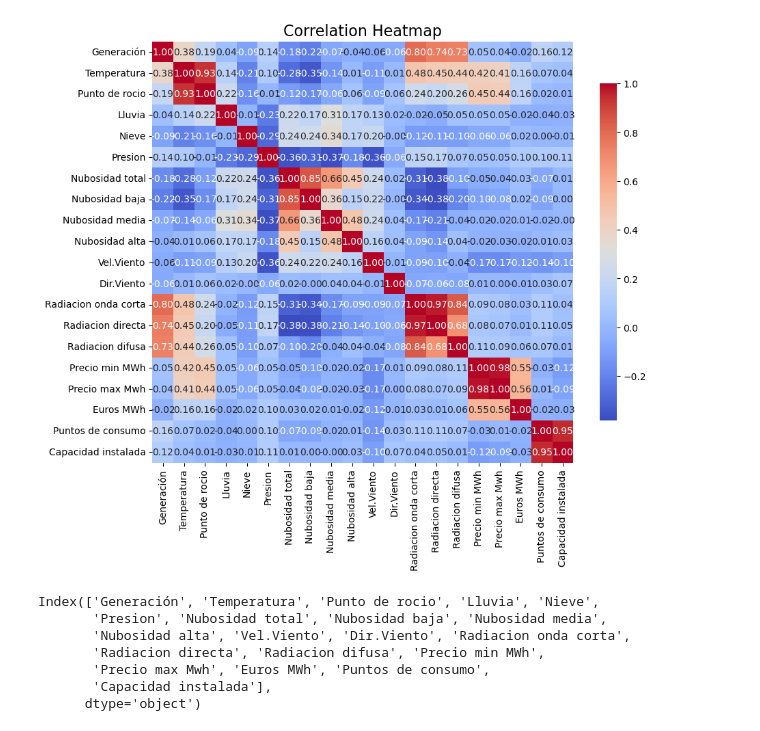
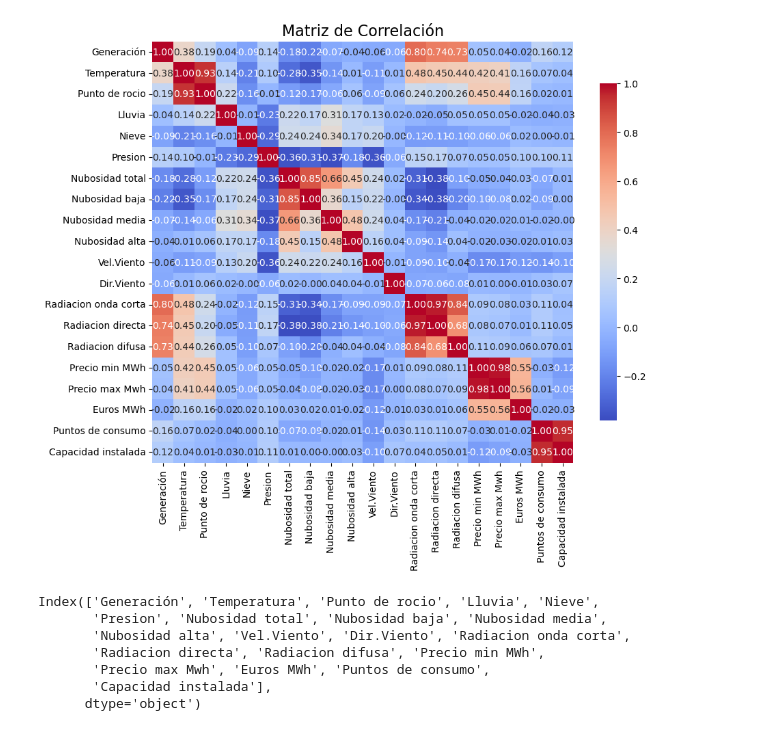
Before and after one commit to josemgoji/Proyecto-integrador-2, a Jupyter notebook: datalab/feat.selection.ipynb, the cells around one changed output. Saved outputs shown, nothing was run; the diff lists cells and outputs as text; code cells hidden in the pictures.

```diff
--- a/datalab/feat.selection.ipynb
+++ b/datalab/feat.selection.ipynb
@@ -175,12 +175,12 @@ datos = datos.rename(columns=nuevos_nombres)
 # %%
 correlation_matrix = datos.corr()
 
 plt.figure(figsize=(10, 8))
 sns.heatmap(correlation_matrix, annot=True, fmt=".2f", cmap='coolwarm', square=True, cbar_kws={"shrink": .8})
-plt.title('Correlation Heatmap', fontsize=16)
+plt.title('Matriz de Correlación', fontsize=16)
 plt.show()
 # %% [output]
-[figure, old version]
+[figure, new version]
 # %%
 datos.columns
 # %% [output]
```
Also changed, not shown: 33 other files.
